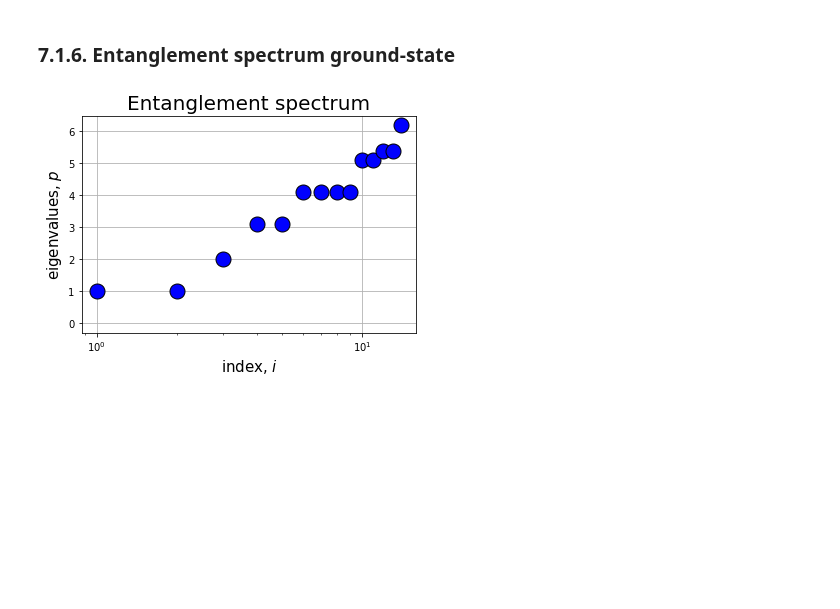
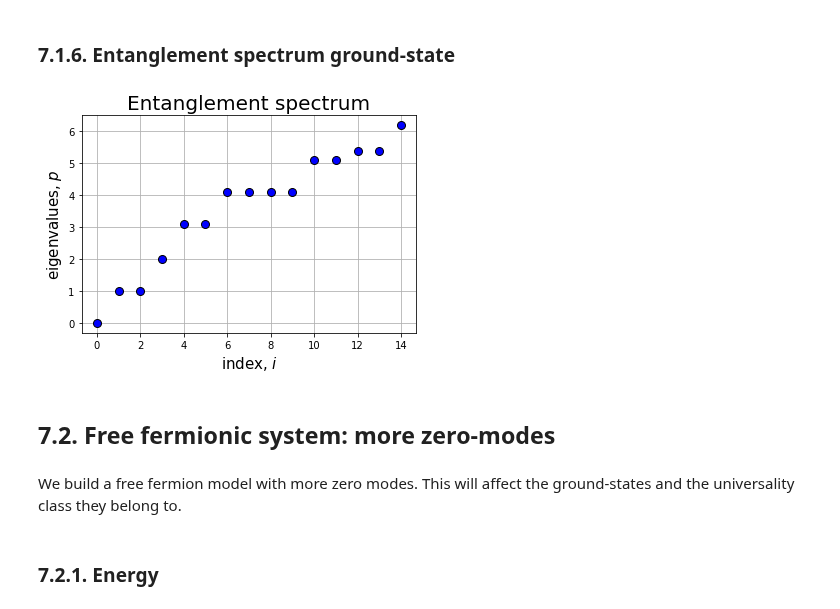
Before and after one commit to sofiagonga/many-body_entanglement_TN, a Jupyter notebook: TN_tutorial7.ipynb, the cells around one changed output. Saved outputs shown, nothing was run; the diff lists cells and outputs as text; code cells hidden in the pictures; blank space fills up the shorter version.

```diff
--- a/TN_tutorial7.ipynb
+++ b/TN_tutorial7.ipynb
@@ -203,11 +187,0 @@ Q = (Q-Q[0])/(Q[1]-Q[0])
-# %%
-first = 15
-plt.title(r"Entanglement spectrum", fontsize = 20)
-plt.xscale('log')
-plt.grid()
-plt.ylabel(r"eigenvalues, $p$", fontsize = 15)
-plt.xlabel(r"index, $i$", fontsize = 15)
-plt.plot(Q[:first],  marker = "o", color = "b", ms=15, markeredgecolor= "black", ls='')
-plt.show()
-# %% [output]
-[figure, removed]
@@ -213,0 +192,14 @@ plt.show()
+# %%
+first = 15
+plt.title(r"Entanglement spectrum", fontsize = 20)
+plt.grid()
+plt.ylabel(r"eigenvalues, $p$", fontsize = 15)
+plt.xlabel(r"index, $i$", fontsize = 15)
+plt.plot(Q[:first],  marker = "o", color = "b", ms=8, markeredgecolor= "black", ls='')
+plt.show()
+# %% [output]
+[figure, added]
+# %% [markdown]
+## 7.2. Free fermionic system: more zero-modes
+# %% [markdown]
+We build a free fermion model with more zero modes. This will affect the ground-states and the universality class they belong to.
@@ -213,0 +224,2 @@ plt.show()
+# %% [markdown]
+### 7.2.1. Energy
```
Also changed, not shown: parts of 32 cells of this notebook, 1 other file.
